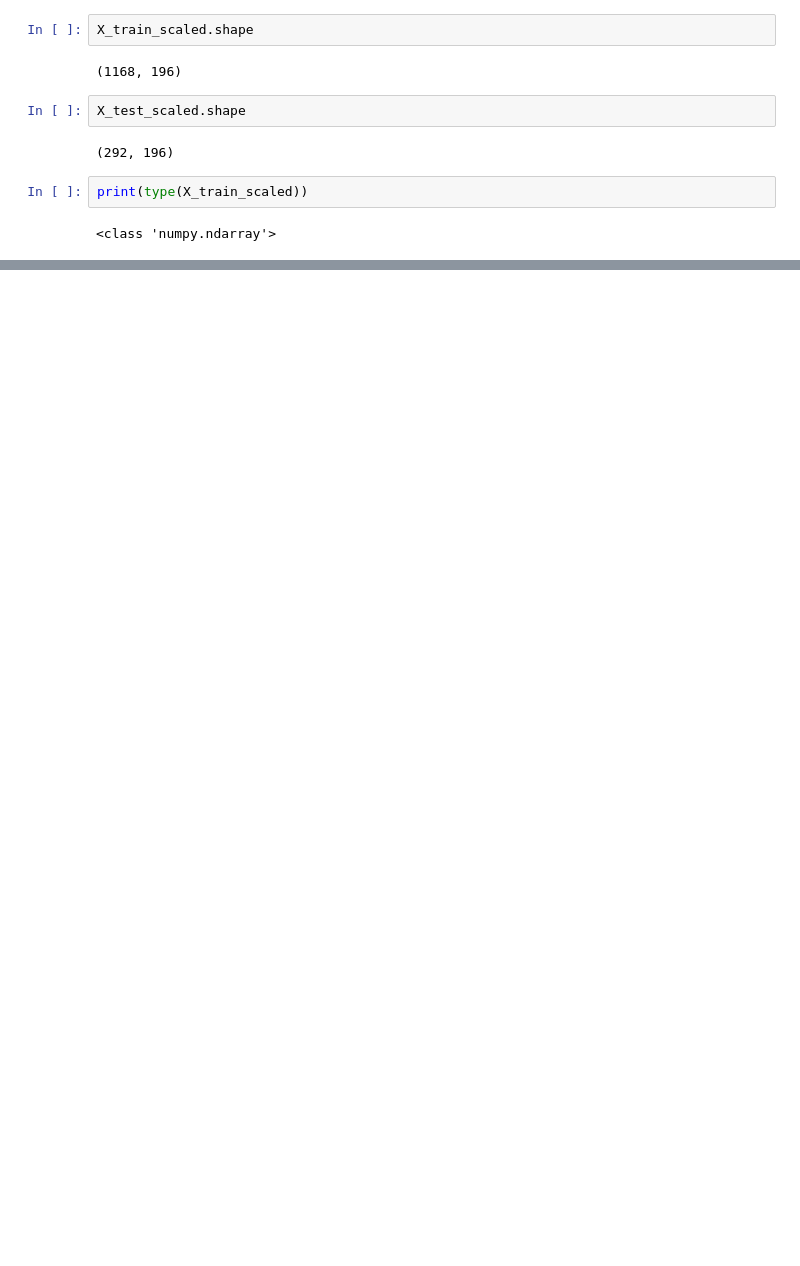
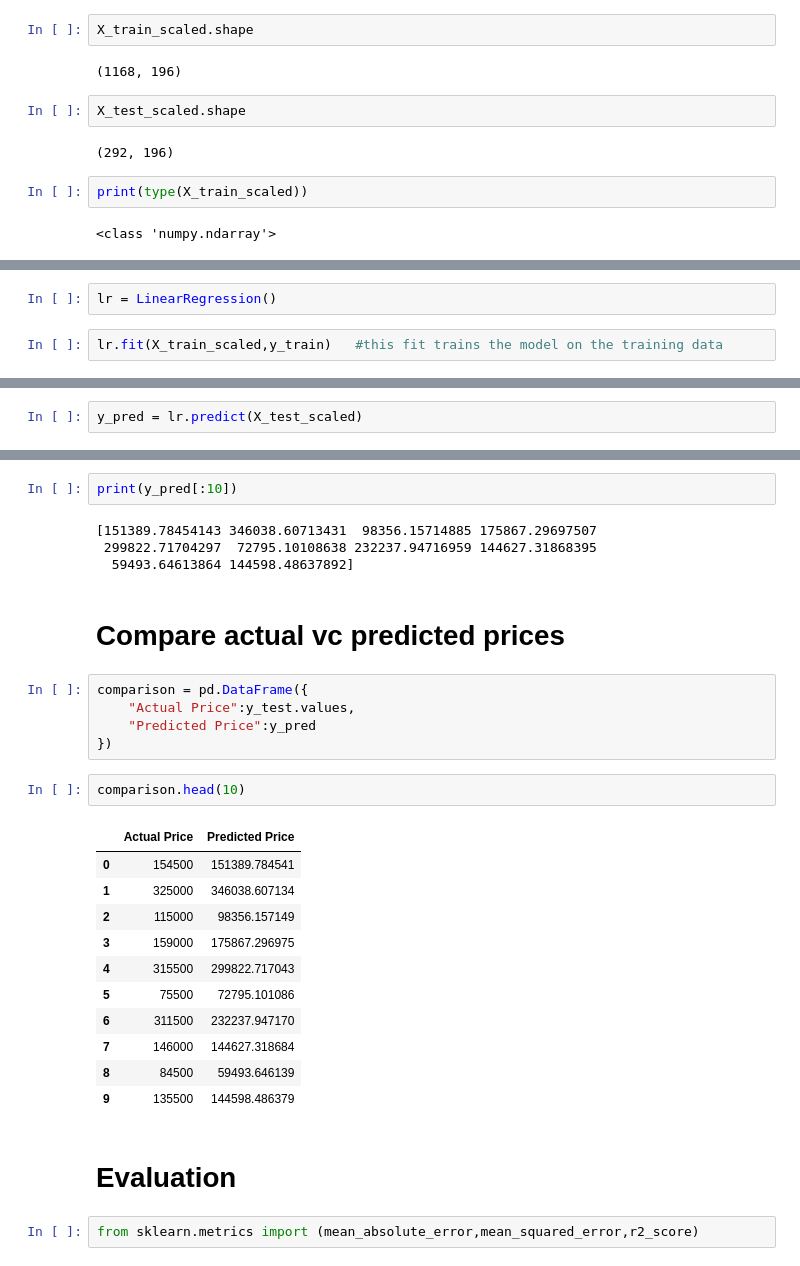
Before and after one commit to Kanchan910/House-Price-Prediction, a Jupyter notebook: model_building.ipynb, the cells around one changed output, grey strips where cells are left out. Saved outputs shown, nothing was run; the diff lists cells and outputs as text; blank space fills up the shorter version.

Commit message:
Trained and evaluated Linear Regression model

```diff
--- a/model_building.ipynb
+++ b/model_building.ipynb
@@ -112,0 +117,4 @@ print(type(X_train_scaled))
+# %%
+lr = LinearRegression()
+# %%
+lr.fit(X_train_scaled,y_train)   #this fit trains the model on the training data
@@ -112,0 +125,2 @@ print(type(X_train_scaled))
+# %%
+y_pred = lr.predict(X_test_scaled)
@@ -112,0 +147,31 @@ print(type(X_train_scaled))
+# %%
+print(y_pred[:10])
+# %% [output]
+[151389.78454143 346038.60713431  98356.15714885 175867.29697507
+ 299822.71704297  72795.10108638 232237.94716959 144627.31868395
+  59493.64613864 144598.48637892]
+# %% [markdown]
+# Compare actual vc predicted prices
+# %%
+comparison = pd.DataFrame({
+    "Actual Price":y_test.values,
+    "Predicted Price":y_pred
+})
+# %%
+comparison.head(10)
+# %% [output]
+|  | Actual Price | Predicted Price |
+| 0 | 154500 | 151389.784541 |
+| 1 | 325000 | 346038.607134 |
+| 2 | 115000 | 98356.157149 |
+| 3 | 159000 | 175867.296975 |
+| 4 | 315500 | 299822.717043 |
+| 5 | 75500 | 72795.101086 |
+| 6 | 311500 | 232237.947170 |
+| 7 | 146000 | 144627.318684 |
+| 8 | 84500 | 59493.646139 |
+| 9 | 135500 | 144598.486379 |
+# %% [markdown]
+# Evaluation
+# %%
+from sklearn.metrics import (mean_absolute_error,mean_squared_error,r2_score)
```
Also changed, not shown: parts of 6 cells of this notebook.
